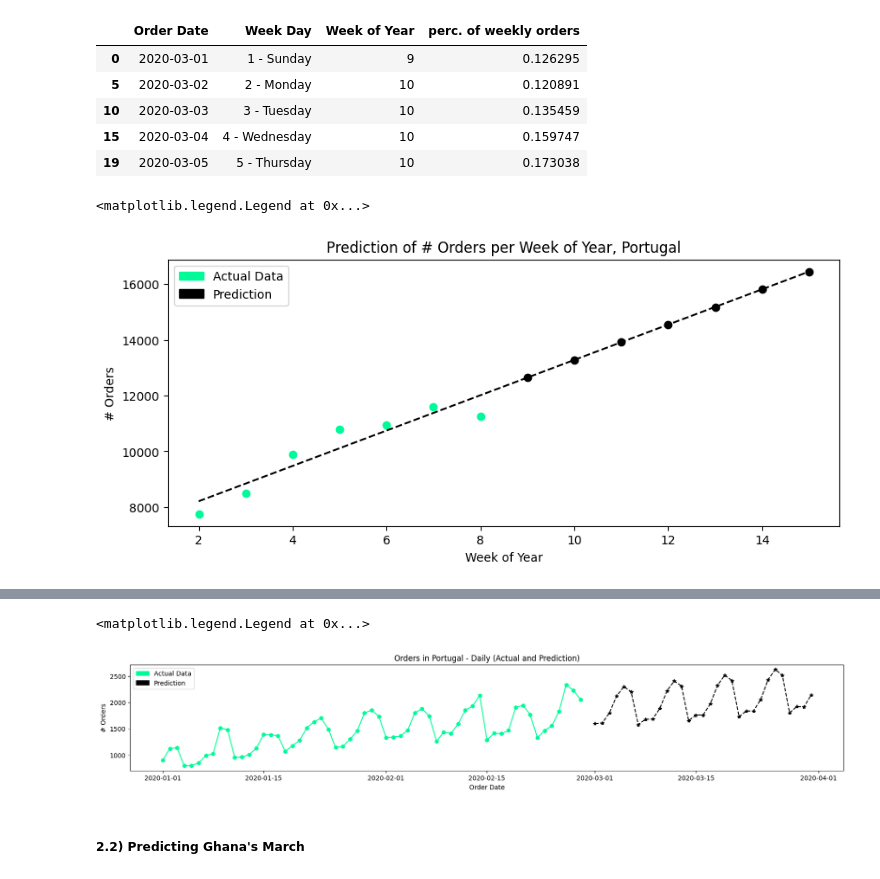
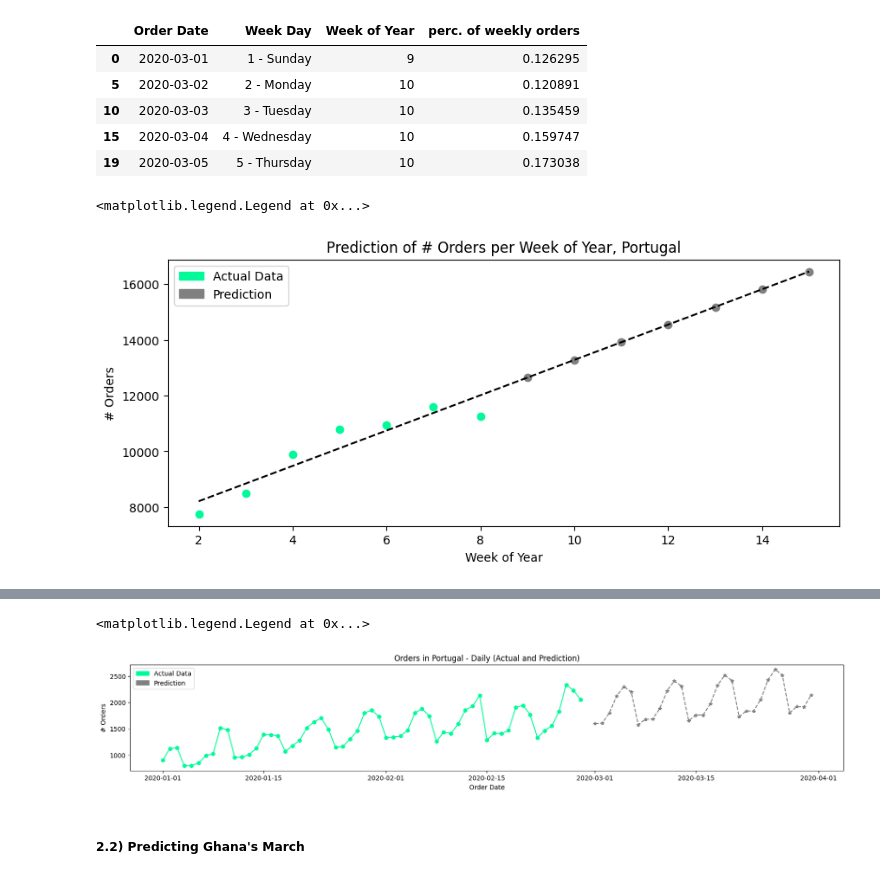
Before and after one commit to jsamu1994/data-challenge-jan-2024, a Jupyter notebook: python_files/exploring_dataset_2.ipynb, the cells around one changed output, grey strips where cells are left out. Cells and saved outputs as stored; diff of their text form; code cells hidden in the pictures.

```diff
--- a/python_files/exploring_dataset_2.ipynb
+++ b/python_files/exploring_dataset_2.ipynb
@@ -304,17 +304,17 @@ plt.plot(full_weeks, orders_fit_full, "k--")
 
 plt.scatter(predict_weeks
             , orders_fit_predict
-            , color = "black")
+            , color = "grey")
 plt.ylabel("# Orders")
 plt.xlabel("Week of Year")
 plt.title("Prediction of # Orders per Week of Year, Portugal")
 
 patch_1 = mpatches.Patch(color='mediumspringgreen', label='Actual Data')
-patch_2 = mpatches.Patch(color='black', label='Prediction')
+patch_2 = mpatches.Patch(color='grey', label='Prediction')
 plt.legend(handles=[patch_1, patch_2])
 # %% [output]
 <matplotlib.legend.Legend at 0x...>
-[figure, old version]
+[figure, new version]
 # %%
 df_portugal_predict_ref = pd.concat([pd.DataFrame(predict_weeks),pd.DataFrame(orders_fit_predict)], axis = 1 ).rename(columns={0:"Predicted Week Orders"})
 df_march_portugal = df_march_portugal.merge(df_portugal_predict_ref, how ='inner')
@@ -337,19 +337,19 @@ Expected oders in march:  62574
 # %%
 plt.figure(figsize=(20,3))
 plt.plot(df_portugal_grouped ["Created Date"], df_portugal_grouped ["# Orders"], marker = "h", color = "mediumspringgreen")
-plt.plot(df_march_portugal["Order Date"], df_march_portugal["Predicted Orders"],'--' , marker = "*", color = "black")
+plt.plot(df_march_portugal["Order Date"], df_march_portugal["Predicted Orders"],'--' , marker = "*", color = "grey")
 
 
 plt.xlabel('Order Date')
 plt.ylabel('# Orders')
 plt.title("Orders in Portugal - Daily (Actual and Prediction)")
 
 patch_1 = mpatches.Patch(color='mediumspringgreen', label='Actual Data')
-patch_2 = mpatches.Patch(color='black', label='Prediction')
+patch_2 = mpatches.Patch(color='grey', label='Prediction')
 plt.legend(handles=[patch_1, patch_2])
 # %% [output]
 <matplotlib.legend.Legend at 0x...>
-[figure, old version]
+[figure, new version]
 # %% [markdown]
 ##### 2.2) Predicting Ghana's March
 # %%
```
